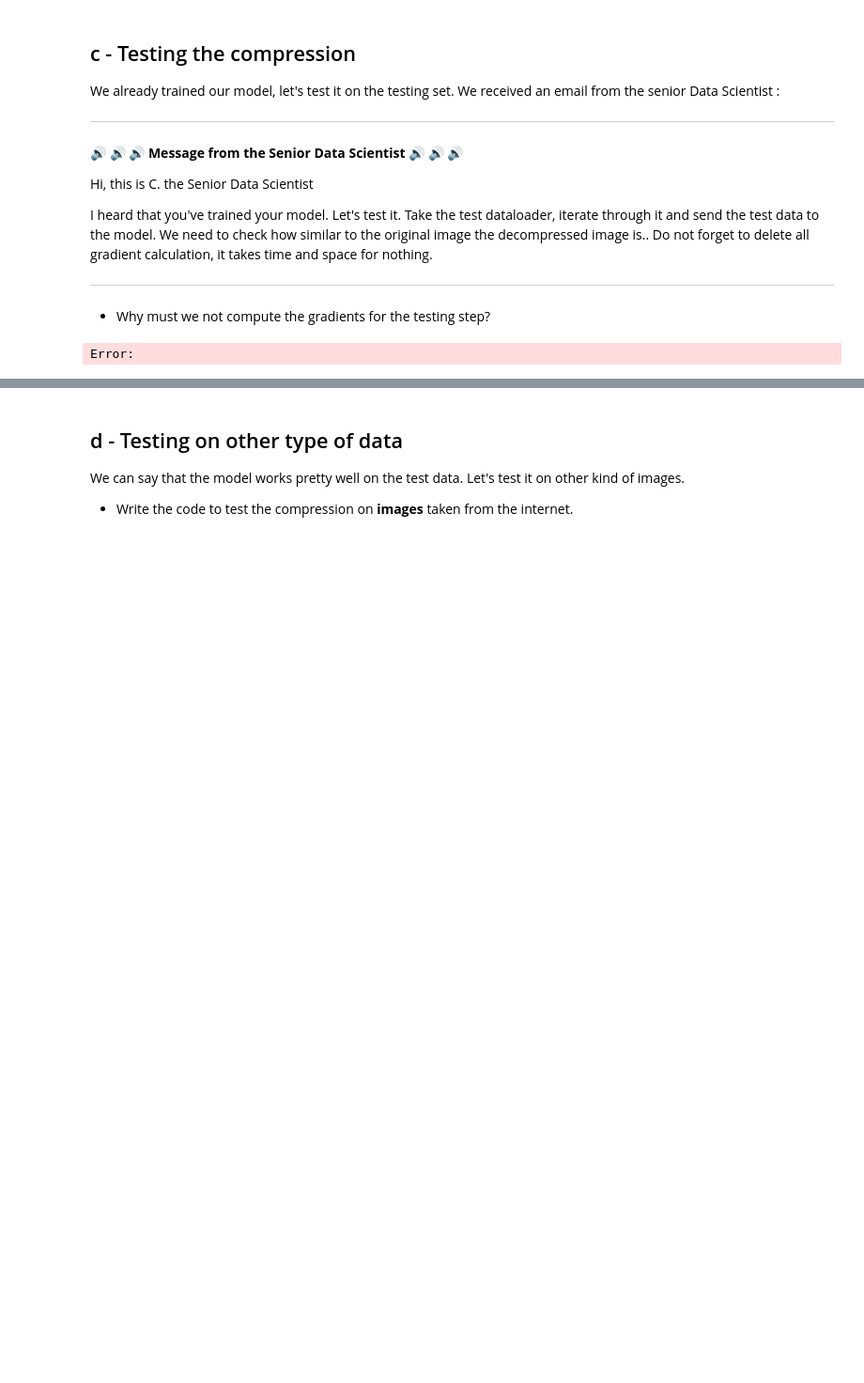
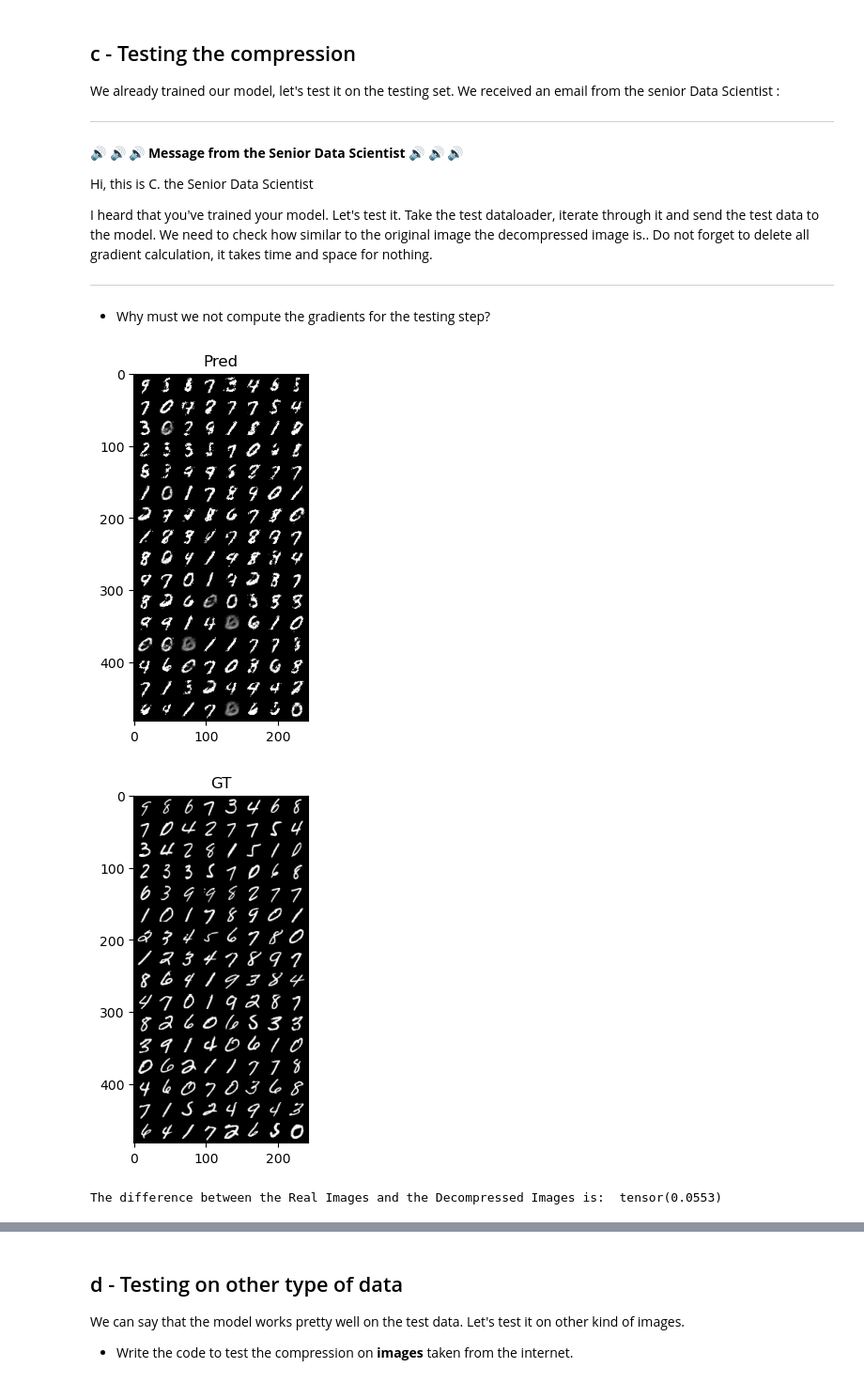
Before and after one commit to MurphLaws/JPEGCompression, a Jupyter notebook: Lab2_AE.ipynb, the cells around one changed output, grey strips where cells are left out. Shown: that part at 94% size. Drawn from its saved outputs; the diff is of its cells as text; code cells hidden in the pictures; blank space fills up the shorter version.

```diff
--- a/Lab2_AE.ipynb
+++ b/Lab2_AE.ipynb
@@ -548,27 +586,44 @@ Do not forget to delete all gradient calculation, it takes time and space for no
 # %%
 def imshow(img,name= 'GT'):
     npimg = img.numpy()
     plt.imshow(np.transpose(npimg, (1, 2, 0)))
     plt.title(name)
     plt.show()
 
+
+
+newoutput = outputs
 # TODO : form your testing loop. Is it different than the validation loop?
 with torch.no_grad():
   losses = 0
+
   for i, data in enumerate(test_loader, 0):
-    image, label = .....
-    ....
-    ....
-    ....
+    image, label = data[0].view(data[0].shape[0],-1).to(device), data[1]
+    outputs = net(image)
+    outputs = outputs.view([128, 1, 28, 28],-1)
+
+
+
+
+
+
+
+#Print a MNIST chracter usin plt
+#plt.imshow(image[0], cmap='gray')
 
 # Plot the last batch
 imshow(torchvision.utils.make_grid(outputs.detach().cpu()),'Pred')
 imshow(torchvision.utils.make_grid(data[0]),'GT')
 
+
+#plt.imshow(outputs[1])#.view(28,28), cmap='gray')
+
 # TODO : Print the difference in decompression and write it somewhere
-print('The difference between the Real Images and the Decompressed Images is: ',...)
+print('The difference between the Real Images and the Decompressed Images is: ', criterion(outputs, data[0]))
 # %% [output]
+[figure, added]
+[figure, added]
-Error:
+The difference between the Real Images and the Decompressed Images is:  tensor(0.0553)
 # %% [markdown]
 <img src="https://i.imgflip.com/64elyi.jpg" height=200>
 
```
Also changed, not shown: parts of 15 cells of this notebook.
